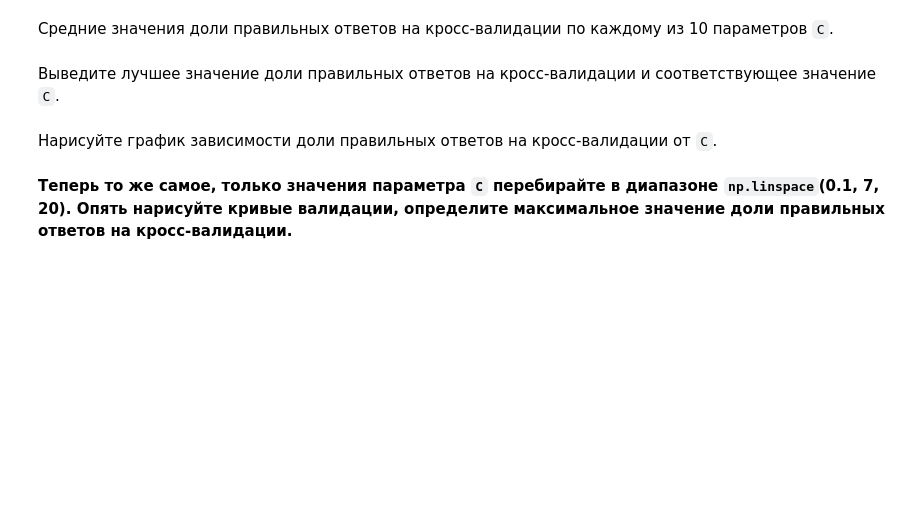
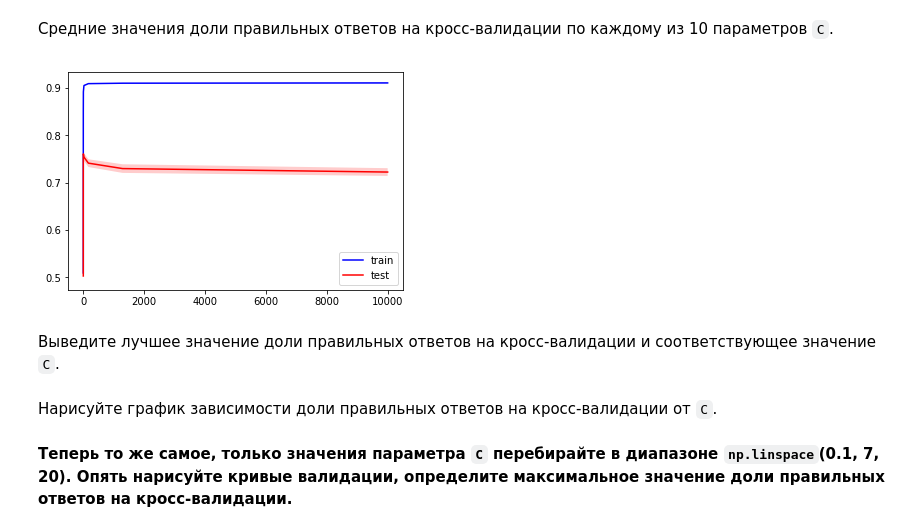
Before and after one commit to dmitrymoshkin/MFTI_Yandex_DA_specialisation, a Jupyter notebook: 6 course/week4_training.ipynb, the cells around one changed output. Drawn from its saved outputs; the diff is of its cells as text; code cells hidden in the pictures; blank space fills up the shorter version.

```diff
--- a/6 course/week4_training.ipynb
+++ b/6 course/week4_training.ipynb
@@ -130,0 +144,2 @@ forest = RandomForestClassifier ''' ВАШ КОД ЗДЕСЬ '''
+# %%
+forest.fit(X_train, y_train)
@@ -143,0 +170,3 @@ logit = LogisticRegression ''' ВАШ КОД ЗДЕСЬ '''
+# %%
+logitcv = LogisticRegressionCV(cv=skf, random_state=17, n_jobs=-1)
+logit = LogisticRegression(random_state=17)
@@ -143,0 +177,3 @@ logit = LogisticRegression ''' ВАШ КОД ЗДЕСЬ '''
+# %%
+logit.fit(X_train, y_train)
+accuracy_score(logit.predict(X_valid), y_valid)
@@ -147,3 +185,7 @@ logit = LogisticRegression ''' ВАШ КОД ЗДЕСЬ '''
 **С помощью `LogisticRegressionCV` подберите параметр `C` для `LogisticRegression` сначала в широком диапазоне: 10 значений от 1e-4 до 1e2, используйте `logspace` из `NumPy`. Укажите у `LogisticRegressionCV` параметры `multi_class`='multinomial' и `random_state`=17. Для кросс-валидации используйте объект `skf`, созданный ранее. Для распараллеливания задайте `n_jobs=-1`.**
 
 **Нарисуйте кривые валидации по параметру `C`.**
+# %%
+logit = LogisticRegression(random_state=17)
+gs = GridSearchCV(logit, param_grid = {"C": np.logspace(-4, 4, 10)}, cv=skf)
+gs.fit(X_train, y_train)
@@ -156,5 +220,10 @@ logit_grid_searcher1.fit(X_train, y_train)
 # %% [markdown]
 Средние значения доли правильных ответов на кросс-валидации по каждому из 10 параметров `C`.
+# %%
+param_values = np.logspace(-4, 4, 10)
+plot_validation_curves(param_values, gs.cv_results_)
+# %% [output]
+[figure, added]
 # %%
 logit_mean_cv_scores1 = ''' ВАШ КОД ЗДЕСЬ '''
 # %% [markdown]
```
Also changed, not shown: parts of 19 cells of this notebook, 3 other files.
